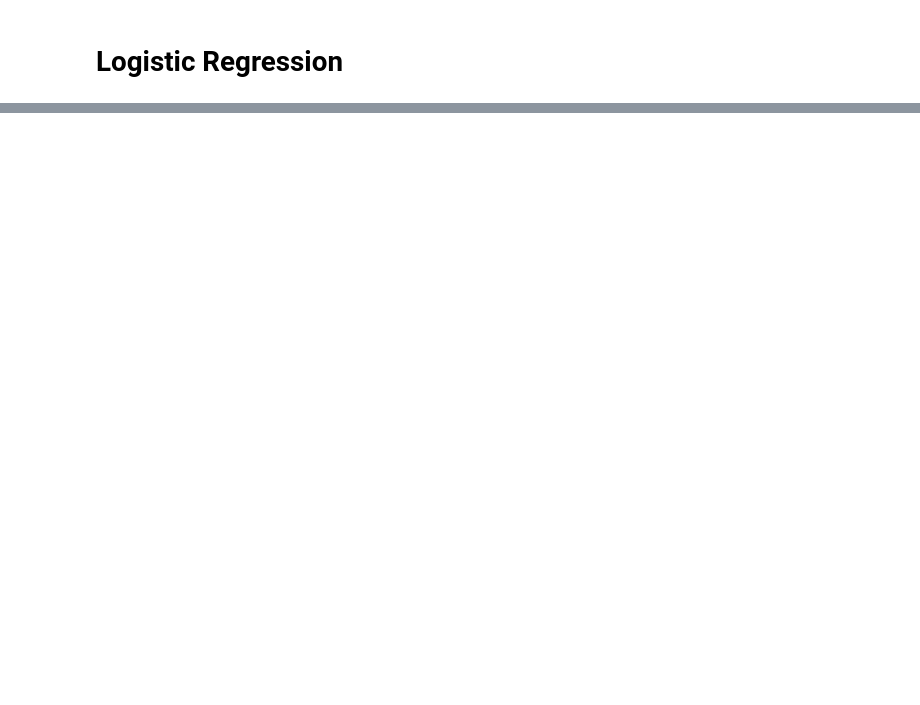
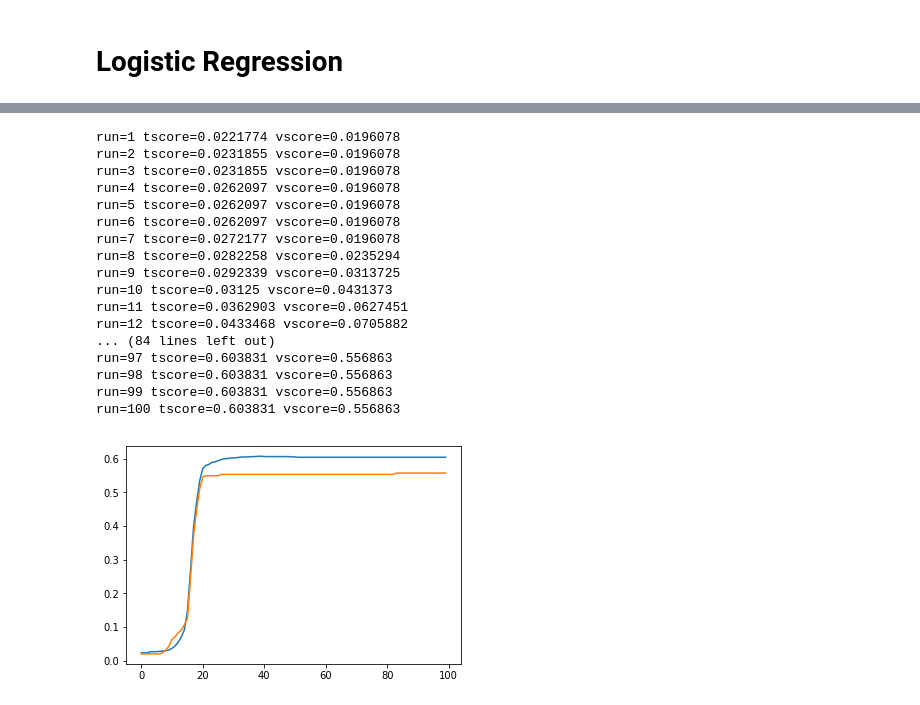
Before and after one commit to guglielmoG/MachineLearningVod, a Jupyter notebook: ML-Vod++.ipynb, the cells around one changed output, grey strips where cells are left out. Cells and saved outputs as stored; diff of their text form; code cells hidden in the pictures; blank space fills up the shorter version.

```diff
--- a/ML-Vod++.ipynb
+++ b/ML-Vod++.ipynb
@@ -424,11 +424,10 @@ class interface():
         assert to_be_predicted.shape[0] != 0
         return obj.predict(to_be_predicted)
 # %%
-def train_perc_warm(perc, X, y, epochs, eta0, percentage, f_eta, std, pca, v):
-    if f_eta is None:
-        return lambda x: x
+def train_perc_warm(perc, X, y, epochs, eta0, percentage, f_eta, std, pca, v, build_seed):
 
-    data = buildTrain(X, y, percentage, std, pca)
+    data = buildTrain(X, y, percentage, std, pca, seed=build_seed)
+
     n_features = data.get_train()[0].shape[1]
     n_classes = len(data.get_train()[1].unique())
 
@@ -460,8 +459,8 @@ def train_perc_warm(perc, X, y, epochs, eta0, percentage, f_eta, std, pca, v):
 
     return tscores, vscores, data.get_valid()
 # %%
-def train_perc_cold(perc, X, y, percentage, max_iter, std, pca):
-    data = buildTrain(X, y, percentage, std, pca)
+def train_perc_cold(perc, X, y, percentage, max_iter, std, pca, build_seed):
+    data = buildTrain(X, y, percentage, std, pca, seed=build_seed)
 
     perc.set_params(max_iter=max_iter)
     perc.fit(*data.get_train())
@@ -496,8 +495,8 @@ class perc(interface):
         #create multiple perceptron
         perc_ = SGDClassifier(**args)
 
-        param_warm = (perc_, X, y, epochs, args['eta0'], percentage, f_eta, std, pca, True)
-        param_cold = (perc_, X, y, percentage, max_iter, std, pca)
+        param_warm = (perc_, X, y, epochs, args['eta0'], percentage, f_eta, std, pca, True, self.build_seed)
+        param_cold = (perc_, X, y, percentage, max_iter, std, pca, self.build_seed)
 
         #perform analysis
         if warm_start:
@@ -507,4 +506,7 @@ class perc(interface):
 
         self.obj = perc_
         return tscores, vscores, valid
+
+    def __str__(self):
+        return 'Perceptron interface'
 # %%
@@ -1001,0 +810,11 @@ epoch=49 tscore=0.7213403880070547 vscore=0.7484276729559748
+# %%
+df = df_clean.copy()
+
+X = df[traffic_columns]
+y = df['OS_clean']
+data = buildTrain(X, y, perc=0.85)
+print('train size %d, test size %d' % (data.get_size()))
+build_seed = 456245
+my_perc = perc(build_seed)
+my_MLP = MLP(build_seed)
+my_lr = LogReg(build_seed)
@@ -1001,0 +824,23 @@ epoch=49 tscore=0.7213403880070547 vscore=0.7484276729559748
+# %%
+my_perc.train(*data.get_train(), percentage=0.8, std=False, pca=0, threshold_unbalanced=0.6, epochs=100,  loss='log',
+              penalty='none', alpha=1e-8, power_t=0.7, it_interval=100, learning_rate='constant', eta0=1e-8,
+              class_weight=None)
+# %% [output]
+run=1 tscore=0.0221774 vscore=0.0196078
+run=2 tscore=0.0231855 vscore=0.0196078
+run=3 tscore=0.0231855 vscore=0.0196078
+run=4 tscore=0.0262097 vscore=0.0196078
+run=5 tscore=0.0262097 vscore=0.0196078
+run=6 tscore=0.0262097 vscore=0.0196078
+run=7 tscore=0.0272177 vscore=0.0196078
+run=8 tscore=0.0282258 vscore=0.0235294
+run=9 tscore=0.0292339 vscore=0.0313725
+run=10 tscore=0.03125 vscore=0.0431373
+run=11 tscore=0.0362903 vscore=0.0627451
+run=12 tscore=0.0433468 vscore=0.0705882
+... (84 lines left out)
+run=97 tscore=0.603831 vscore=0.556863
+run=98 tscore=0.603831 vscore=0.556863
+run=99 tscore=0.603831 vscore=0.556863
+run=100 tscore=0.603831 vscore=0.556863
+[figure, added]
```
Also changed, not shown: parts of 29 cells of this notebook.
